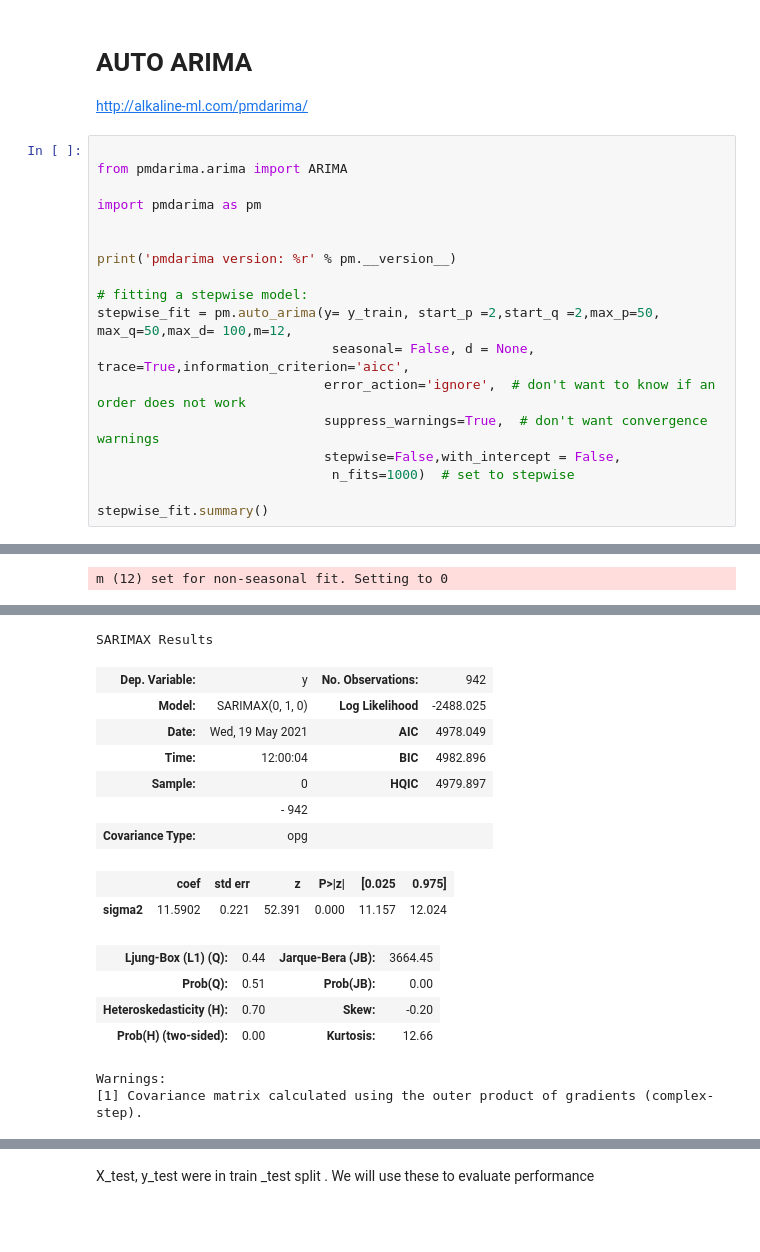
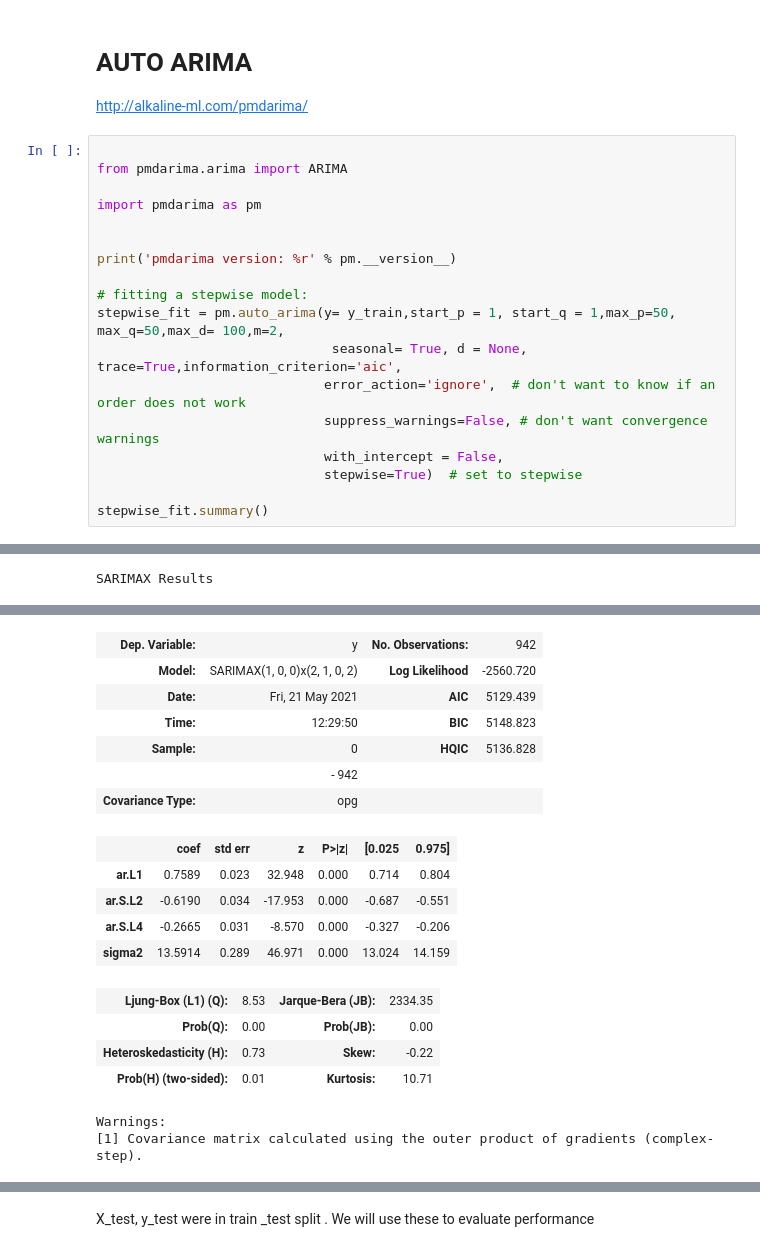
Before and after one commit to PhanindraPanthagani/TimeSeries_and_Databases, a Jupyter notebook: TimeSeries_Jupyternotebooks/ARIMA.ipynb, the cells around one changed output, grey strips where cells are left out. Drawn from its saved outputs; the diff is of its cells as text; blank space fills up the shorter version.

```diff
--- a/TimeSeries_Jupyternotebooks/ARIMA.ipynb
+++ b/TimeSeries_Jupyternotebooks/ARIMA.ipynb
@@ -485,12 +485,12 @@ import pmdarima as pm
 print('pmdarima version: %r' % pm.__version__)
 
 # fitting a stepwise model:
-stepwise_fit = pm.auto_arima(y= y_train, start_p =2,start_q =2,max_p=50, max_q=50,max_d= 100,m=12,
-                              seasonal= False, d = None, trace=True,information_criterion='aicc',
+stepwise_fit = pm.auto_arima(y= y_train,start_p = 1, start_q = 1,max_p=50, max_q=50,max_d= 100,m=2,
+                              seasonal= True, d = None, trace=True,information_criterion='aic',
                              error_action='ignore',  # don't want to know if an order does not work
-                             suppress_warnings=True,  # don't want convergence warnings
-                             stepwise=False,with_intercept = False,
-                              n_fits=1000)  # set to stepwise
+                             suppress_warnings=False, # don't want convergence warnings
+                             with_intercept = False,
+                             stepwise=True)  # set to stepwise
 
 stepwise_fit.summary()
 # %% [output]
@@ -498 +514 @@ pmdarima version: '1.8.2'
-m (12) set for non-seasonal fit. Setting to 0
+SARIMAX Results
@@ -516,19 +515,21 @@ Total fit time: 5.160 seconds
-SARIMAX Results
 | Dep. Variable: | y | No. Observations: | 942 |
-| Model: | SARIMAX(0, 1, 0) | Log Likelihood | -2488.025 |
-| Date: | Wed, 19 May 2021 | AIC | 4978.049 |
-| Time: | 12:00:04 | BIC | 4982.896 |
-| Sample: | 0 | HQIC | 4979.897 |
+| Model: | SARIMAX(1, 0, 0)x(2, 1, 0, 2) | Log Likelihood | -2560.720 |
+| Date: | Fri, 21 May 2021 | AIC | 5129.439 |
+| Time: | 12:29:50 | BIC | 5148.823 |
+| Sample: | 0 | HQIC | 5136.828 |
 |  | - 942 |  |  |
 | Covariance Type: | opg |  |  |
 |  | coef | std err | z | P>|z| | [0.025 | 0.975] |
-| sigma2 | 11.5902 | 0.221 | 52.391 | 0.000 | 11.157 | 12.024 |
+| ar.L1 | 0.7589 | 0.023 | 32.948 | 0.000 | 0.714 | 0.804 |
+| ar.S.L2 | -0.6190 | 0.034 | -17.953 | 0.000 | -0.687 | -0.551 |
+| ar.S.L4 | -0.2665 | 0.031 | -8.570 | 0.000 | -0.327 | -0.206 |
+| sigma2 | 13.5914 | 0.289 | 46.971 | 0.000 | 13.024 | 14.159 |
-| Ljung-Box (L1) (Q): | 0.44 | Jarque-Bera (JB): | 3664.45 |
-| Prob(Q): | 0.51 | Prob(JB): | 0.00 |
-| Heteroskedasticity (H): | 0.70 | Skew: | -0.20 |
-| Prob(H) (two-sided): | 0.00 | Kurtosis: | 12.66 |
+| Ljung-Box (L1) (Q): | 8.53 | Jarque-Bera (JB): | 2334.35 |
+| Prob(Q): | 0.00 | Prob(JB): | 0.00 |
+| Heteroskedasticity (H): | 0.73 | Skew: | -0.22 |
+| Prob(H) (two-sided): | 0.01 | Kurtosis: | 10.71 |
-Warnings:
-[1] Covariance matrix calculated using the outer product of gradients (complex-step).
+Warnings:
+[1] Covariance matrix calculated using the outer product of gradients (complex-step).
 # %%
 # ARIMA from AUTO
 from statsmodels.tsa.arima_model import ARIMA as ARIMA_stats
```
Also changed, not shown: parts of 3 cells of this notebook, 3 other files.
